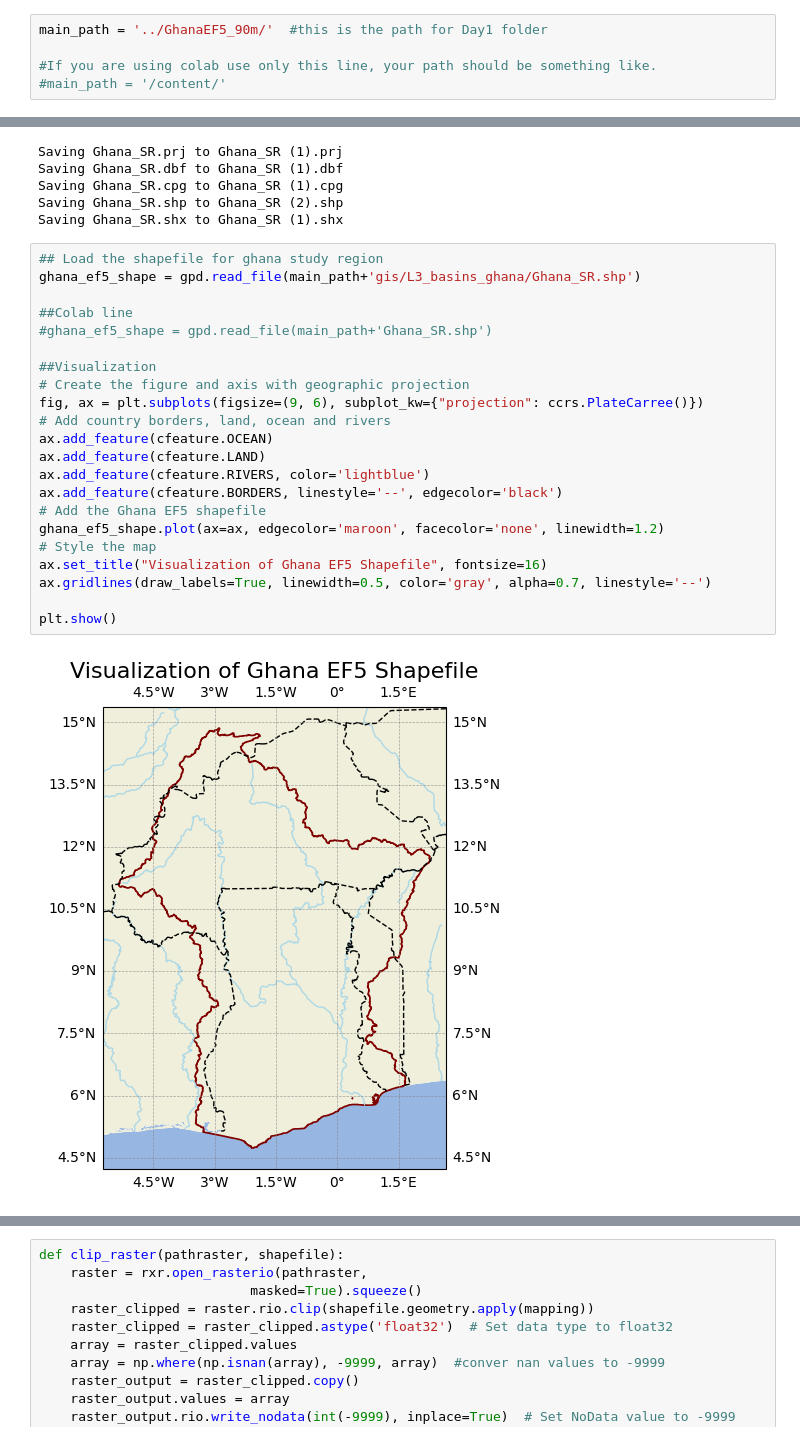
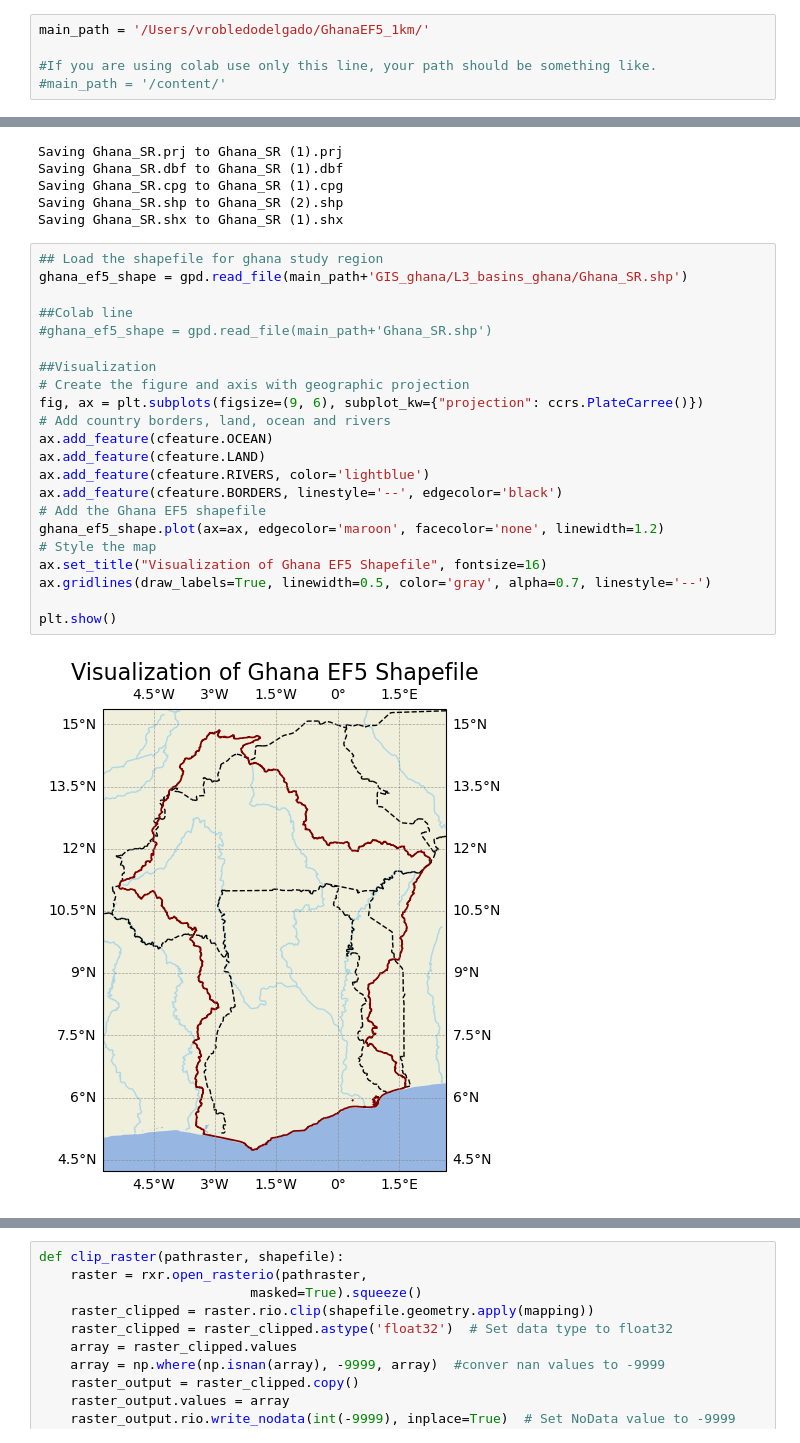
Before and after one commit to FLOWARN/EF5-builder-toolkit, a Jupyter notebook: Codes/1_GettingBasicFiles.ipynb, the cells around one changed output, grey strips where cells are left out. Cells and saved outputs as stored; diff of their text form.

```diff
--- a/Codes/1_GettingBasicFiles.ipynb
+++ b/Codes/1_GettingBasicFiles.ipynb
@@ -84,7 +92,7 @@ Move the .zip file to a unique forder.
 
 Define the path where you place your data.
 # %%
-main_path = '../GhanaEF5_90m/'  #this is the path for Day1 folder
+main_path = '/Users/vrobledodelgado/GhanaEF5_1km/'
 
 #If you are using colab use only this line, your path should be something like.
 #main_path = '/content/'
@@ -104,25 +112,25 @@ Saving Ghana_SR.shp to Ghana_SR (2).shp
 Saving Ghana_SR.shx to Ghana_SR (1).shx
 # %%
 ## Load the shapefile for ghana study region
-ghana_ef5_shape = gpd.read_file(main_path+'gis/L3_basins_ghana/Ghana_SR.shp')
+ghana_ef5_shape = gpd.read_file(main_path+'GIS_ghana/L3_basins_ghana/Ghana_SR.shp')
 
 ##Colab line
 #ghana_ef5_shape = gpd.read_file(main_path+'Ghana_SR.shp')
 
 ##Visualization
 # Create the figure and axis with geographic projection
 fig, ax = plt.subplots(figsize=(9, 6), subplot_kw={"projection": ccrs.PlateCarree()})
 # Add country borders, land, ocean and rivers
 ax.add_feature(cfeature.OCEAN)
 ax.add_feature(cfeature.LAND)
 ax.add_feature(cfeature.RIVERS, color='lightblue')
 ax.add_feature(cfeature.BORDERS, linestyle='--', edgecolor='black')
 # Add the Ghana EF5 shapefile
 ghana_ef5_shape.plot(ax=ax, edgecolor='maroon', facecolor='none', linewidth=1.2)
 # Style the map
 ax.set_title("Visualization of Ghana EF5 Shapefile", fontsize=16)
 ax.gridlines(draw_labels=True, linewidth=0.5, color='gray', alpha=0.7, linestyle='--')
 
 plt.show()
 # %% [output]
-[figure, old version]
+[figure, new version]
```
Also changed, not shown: parts of 10 cells of this notebook, 7 other files.
